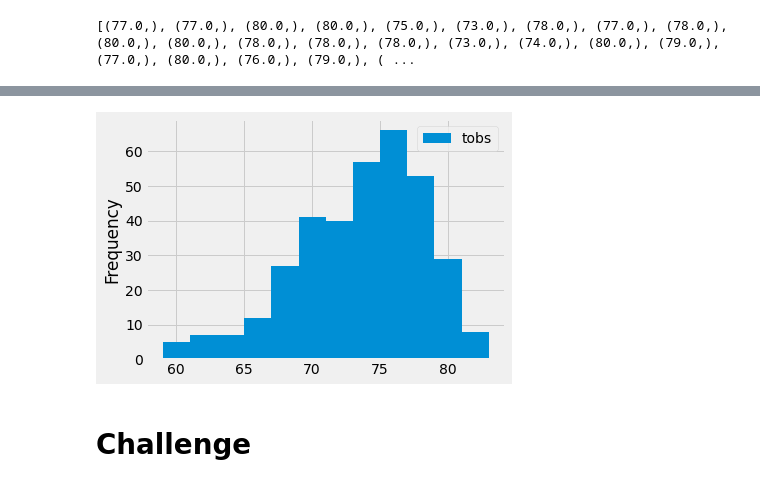
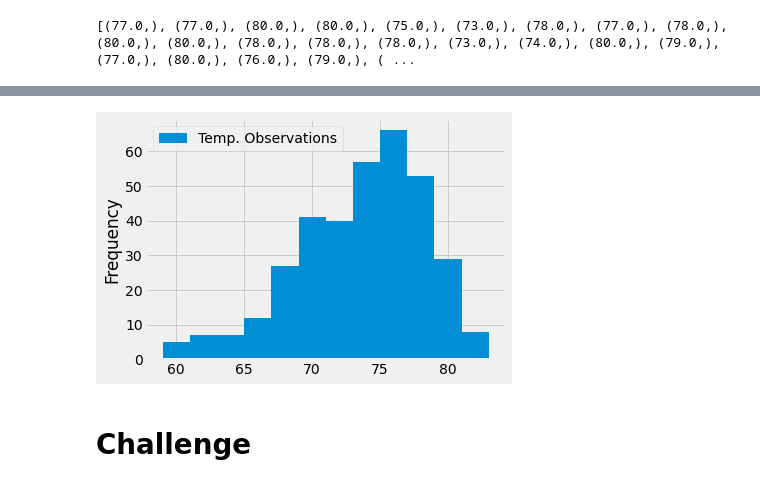
Before and after one commit to dianahcortez/surfs_up, a Jupyter notebook: climate_analysis.ipynb, the cells around one changed output, grey strips where cells are left out. Saved outputs shown, nothing was run; the diff lists cells and outputs as text; code cells hidden in the pictures.

Commit message:
deliverable 2 temps data frames

```diff
--- a/climate_analysis.ipynb
+++ b/climate_analysis.ipynb
@@ -137,7 +145,7 @@ print(results)
 # %% [output]
 [(77.0,), (77.0,), (80.0,), (80.0,), (75.0,), (73.0,), (78.0,), (77.0,), (78.0,), (80.0,), (80.0,), (78.0,), (78.0,), (78.0,), (73.0,), (74.0,), (80.0,), (79.0,), (77.0,), (80.0,), (76.0,), (79.0,), ( ...
 # %%
-df = pd.DataFrame(results, columns=['tobs'])
+df = pd.DataFrame(results, columns=['Temp. Observations'])
 print(df)
 
 df.plot.hist(bins=12)
@@ -158,6 +166,6 @@ plt.tight_layout()
 
 [352 rows x 1 columns]
-[figure, old version]
+[figure, new version]
 # %%
 # Write a function called `calc_temps` that will accept start date and end date in the format '%Y-%m-%d'
 # and return the minimum, average, and maximum temperatures for that range of dates
```
Also changed, not shown: parts of 3 cells of this notebook, 7 other files.
